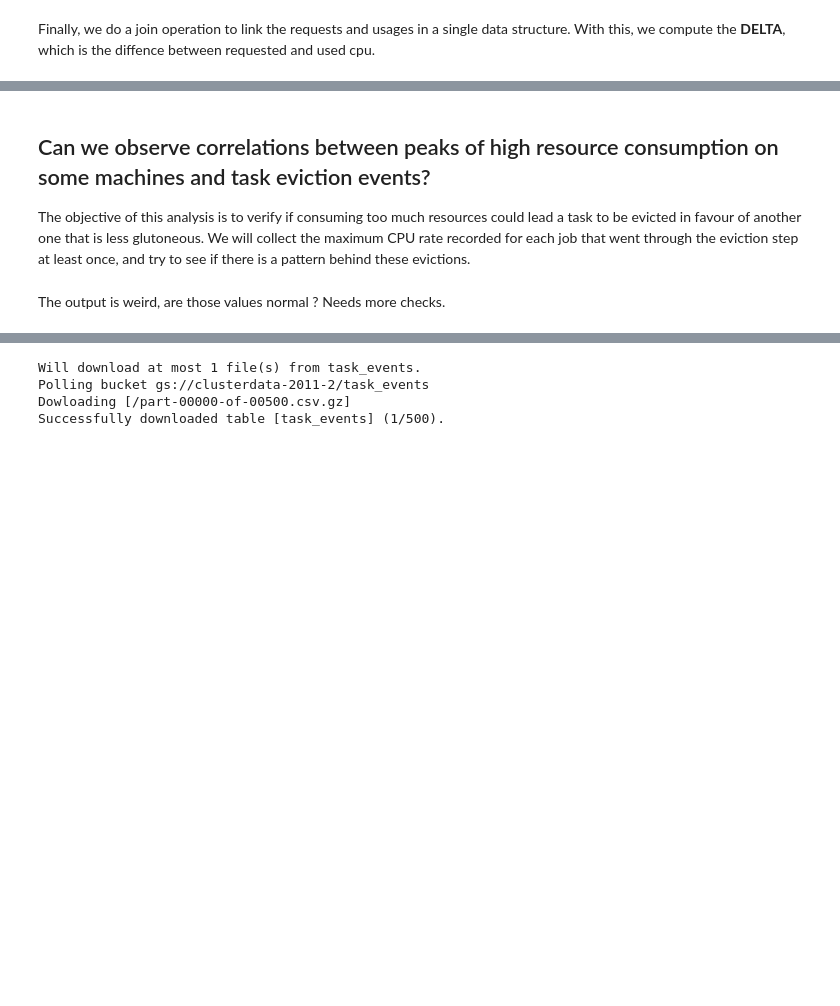
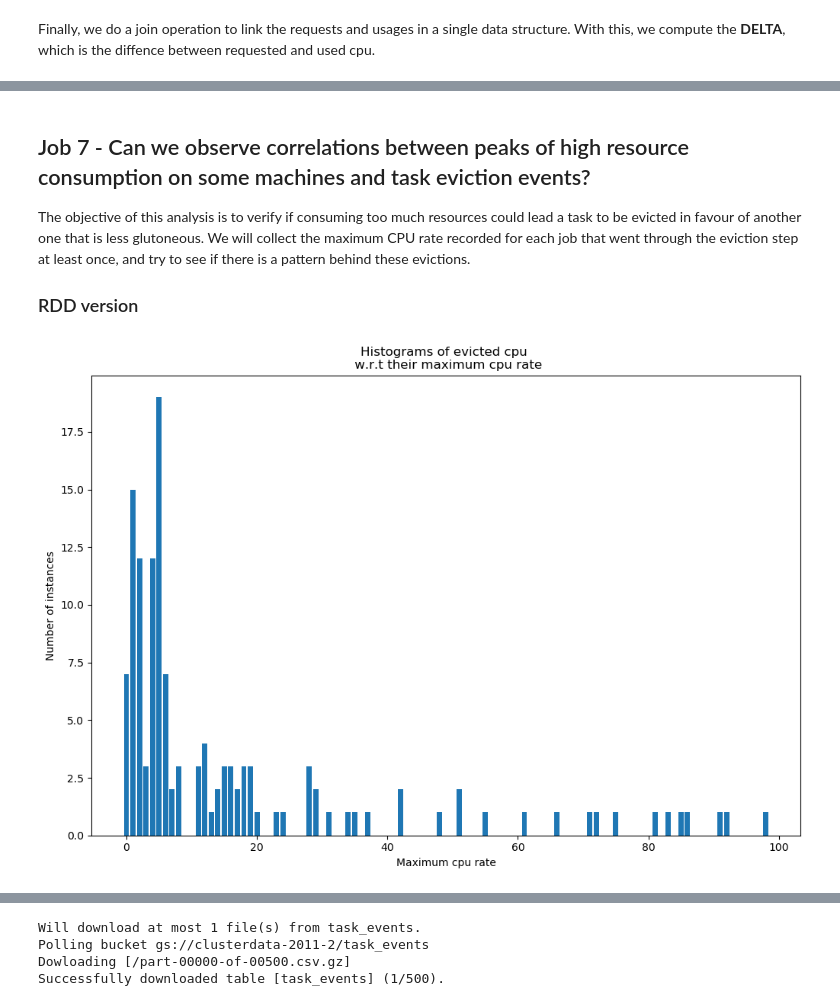
Before and after one commit to templierw/spark_lab, a Jupyter notebook: lab_new.ipynb, the cells around one changed output, grey strips where cells are left out. Saved outputs shown, nothing was run; the diff lists cells and outputs as text; code cells hidden in the pictures; blank space fills up the shorter version.

Commit message:
Filled notebook w/ all DF and cluster data + txts

```diff
--- a/lab_new.ipynb
+++ b/lab_new.ipynb
@@ -537,7 +890,9 @@ We observe in the above graph that the memory requests are more on par with the
 # %% [markdown]
-## Can we observe correlations between peaks of high resource consumption on some machines and task eviction events?
+## Job 7 - Can we observe correlations between peaks of high resource consumption on some machines and task eviction events?
 
 The objective of this analysis is to verify if consuming too much resources could lead a task to be evicted in favour of another one that is less glutoneous. We will collect the maximum CPU rate recorded for each job that went through the eviction step at least once, and try to see if there is a pattern behind these evictions.
+
+### RDD version
 # %%
 # Select the maximum CPU rate consumed by each job
 max_cpu_task = task_usage.select(['job_id', 'maximum_cpu_rate'])\
@@ -547,15 +902,17 @@ max_cpu_task = task_usage.select(['job_id', 'maximum_cpu_rate'])\
 # %%
 # Select the jobs that were evicted
 filtered_task_events = task_events.select(['job_id', 'event_type'])\
-    .filter(lambda x: x[1] == '2').distinc()
+    .filter(lambda x: x[1] == '2').distinct()
 
 # Join both RDD to have the maximum CPU rate for each evicted job
-max_cpu_evt = filtered_task_events.join(max_cpu_task)
+max_cpu_evt = filtered_task_events.join(max_cpu_task).map(lambda x: (int(x[1][1]), int(1))).reduceByKey(lambda a, b: a+b)
 # %%
-data = max_cpu_evt.collect()
+data = max_cpu_evt.collectAsMap()
 
-sns.histplot(data=[x[1] for x in data])
+plt.bar(data.keys(), data.values())
 plt.title('Histograms of evicted cpu \n w.r.t their maximum cpu rate')
-plt.xlabel('maximum cpu rate')
+plt.xlabel('Maximum cpu rate')
+plt.ylabel('Number of instances')
+plt.show()
+# %% [output]
+[figure, added]
-# %% [markdown]
-The output is weird, are those values normal ? Needs more checks.
```
Also changed, not shown: parts of 58 cells of this notebook, 2 other files.
